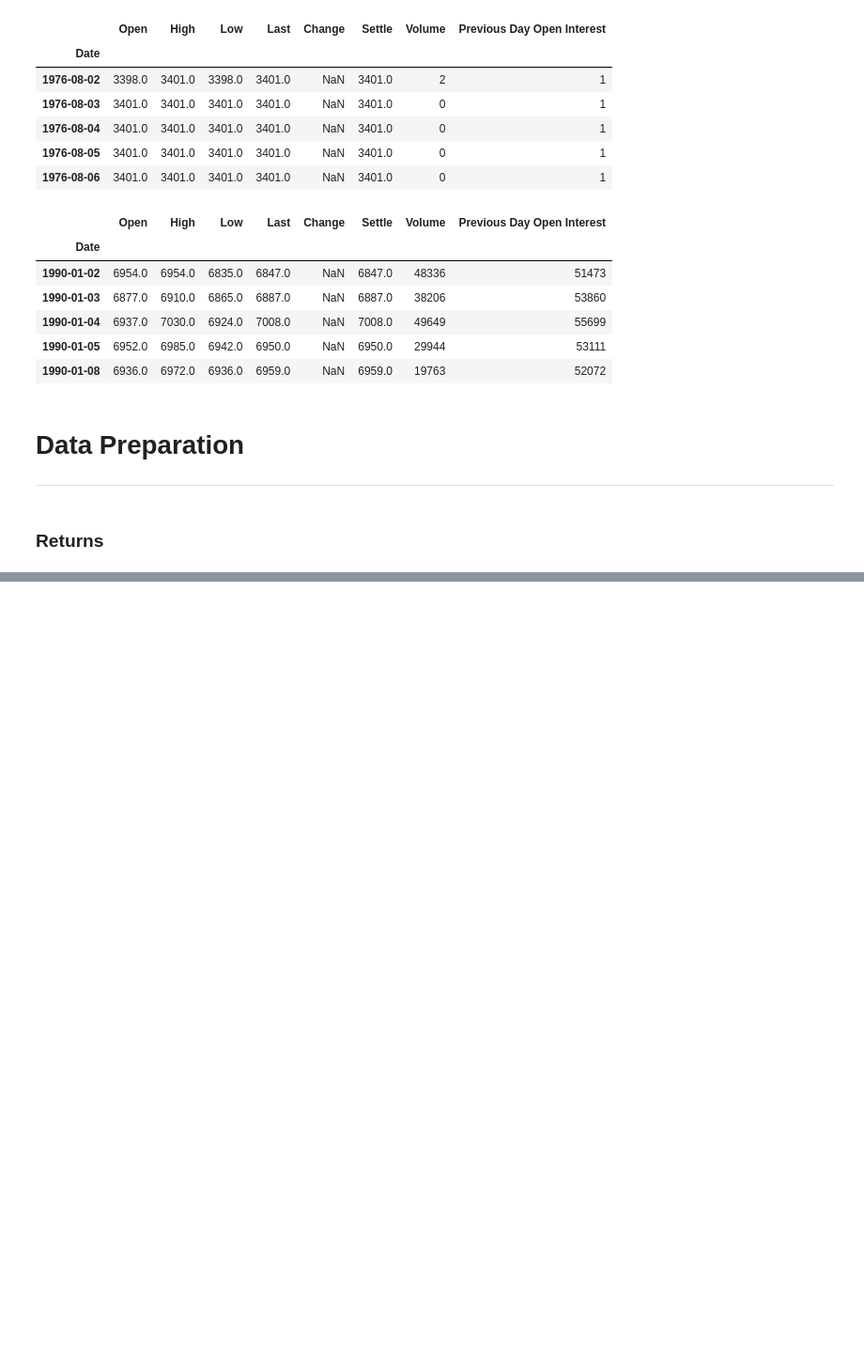
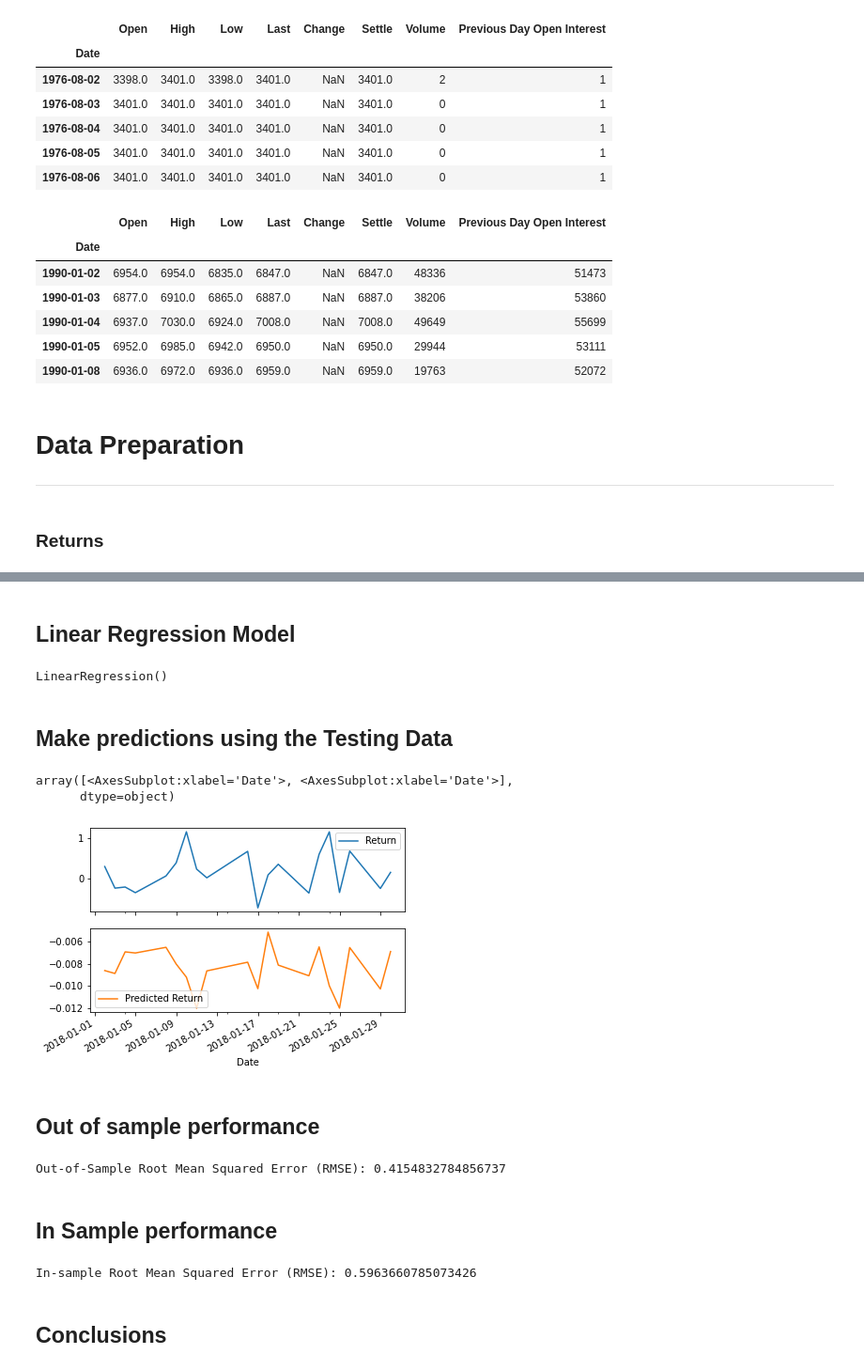
Before and after one commit to palma-javier-1997/Time_Series_Homework, a Jupyter notebook: Regression.ipynb, the cells around one changed output, grey strips where cells are left out. Shown at 94% size. Saved outputs shown, nothing was run; the diff lists cells and outputs as text; code cells hidden in the pictures; blank space fills up the shorter version.

```diff
--- a/Regression.ipynb
+++ b/Regression.ipynb
@@ -39,0 +72,6 @@ yen_futures.head()
+# %%
+# Create 4 different dataframes to train and test
+X_train = train['Lagged_Returns'].to_frame()
+X_test = test['Lagged_Returns'].to_frame()
+y_train = train['Return']
+y_test = test['Return']
@@ -39,0 +96,63 @@ yen_futures.head()
+# %% [markdown]
+## Linear Regression Model
+# %%
+# Create Linear Regression Model and fit it to df
+from sklearn.linear_model import LinearRegression
+
+model = LinearRegression()
+model.fit(X_train, y_train)
+# %% [output]
+LinearRegression()
+# %% [markdown]
+## Make predictions using the Testing Data
+# %%
+# make predictions using y test data
+predictions = model.predict(X_test)
+# %%
+# Assemble actual y data (Y_test) with predicted y data (from just above) into two columns in a dataframe:
+Results = y_test.to_frame()
+Results["Predicted Return"] = predictions
+# %%
+# plot first 20 predictions
+Results[:20].plot(subplots=True)
+# %% [output]
+array([<AxesSubplot:xlabel='Date'>, <AxesSubplot:xlabel='Date'>],
+      dtype=object)
+[figure, added]
+# %% [markdown]
+## Out of sample performance
+# %%
+from sklearn.metrics import mean_squared_error
+# Calculate the mean_squared_error (MSE) on actual versus predicted test "y"
+mse = mean_squared_error(
+    Results["Return"],
+    Results["Predicted Return"]
+)
+
+# Using that mean-squared-error, calculate the root-mean-squared error (RMSE):
+rmse = np.sqrt(mse)
+print(f"Out-of-Sample Root Mean Squared Error (RMSE): {rmse}")
+# %% [output]
+Out-of-Sample Root Mean Squared Error (RMSE): 0.4154832784856737
+# %% [markdown]
+## In Sample performance
+# %%
+# Construct a dataframe using just the "y" training data:
+in_sample_results = y_train.to_frame()
+
+# Add a column of "in-sample" predictions to that DataFrame:
+in_sample_results["In-sample Predictions"] = model.predict(X_train)
+
+# Calculate in-sample mean_squared_error (for comparison to out-of-sample)
+in_sample_mse = mean_squared_error(
+    in_sample_results["Return"],
+    in_sample_results["In-sample Predictions"]
+)
+
+# Calculate in-sample root mean_squared_error (for comparison to out-of-sample)
+in_sample_rmse = np.sqrt(in_sample_mse)
+print(f"In-sample Root Mean Squared Error (RMSE): {in_sample_rmse}")
+# %% [output]
+In-sample Root Mean Squared Error (RMSE): 0.5963660785073426
+# %% [markdown]
+## Conclusions
```
Also changed, not shown: parts of 6 cells of this notebook.
